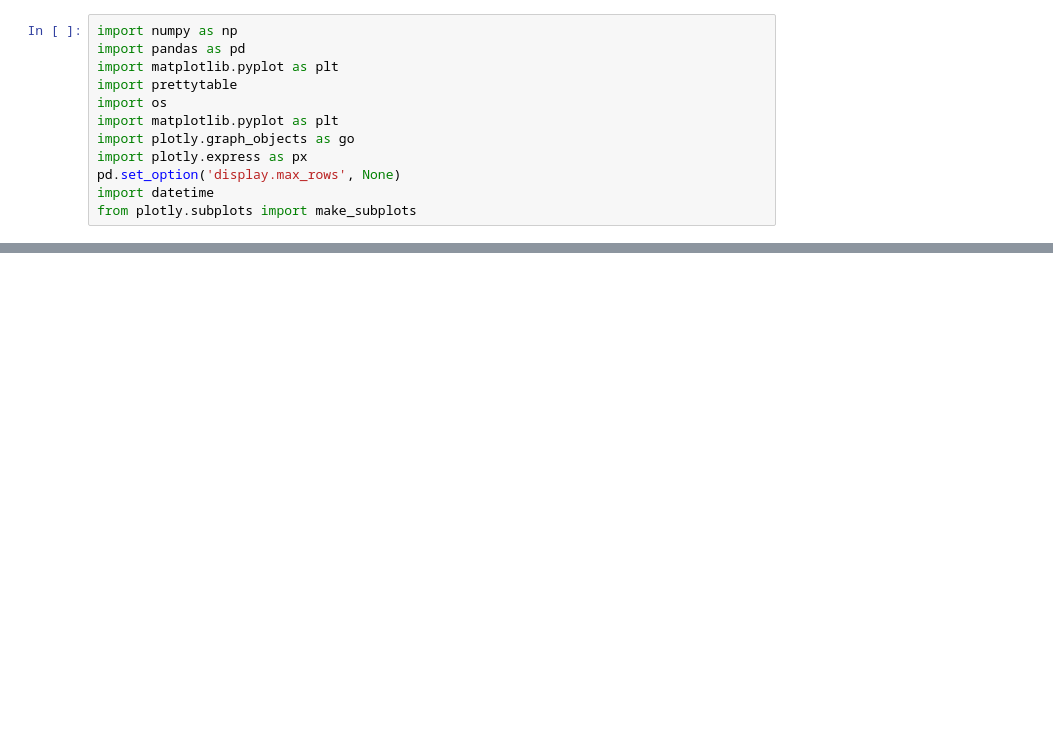
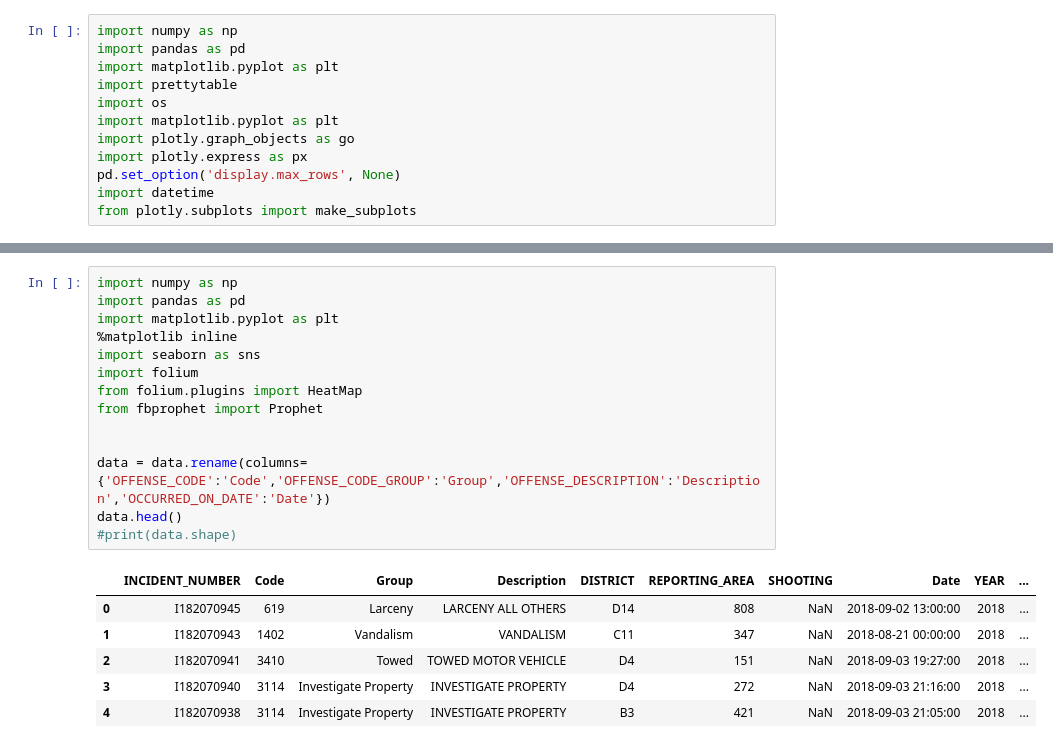
Before and after one commit to ddiaz1999/Taller2_IA, a Jupyter notebook: Taller2_IA.ipynb, the cells around one changed output, grey strips where cells are left out. Saved outputs shown, nothing was run; the diff lists cells and outputs as text; blank space fills up the shorter version.

```diff
--- a/Taller2_IA.ipynb
+++ b/Taller2_IA.ipynb
@@ -55,0 +46,21 @@ TypeError: ignored
+# %%
+import numpy as np
+import pandas as pd
+import matplotlib.pyplot as plt
+%matplotlib inline
+import seaborn as sns
+import folium
+from folium.plugins import HeatMap
+from fbprophet import Prophet
+
+
+data = data.rename(columns={'OFFENSE_CODE':'Code','OFFENSE_CODE_GROUP':'Group','OFFENSE_DESCRIPTION':'Description','OCCURRED_ON_DATE':'Date'})
+data.head()
+#print(data.shape)
+# %% [output]
+|  | INCIDENT_NUMBER | Code | Group | Description | DISTRICT | REPORTING_AREA | SHOOTING | Date | YEAR | ... |
+| 0 | I182070945 | 619 | Larceny | LARCENY ALL OTHERS | D14 | 808 | NaN | 2018-09-02 13:00:00 | 2018 | ... |
+| 1 | I182070943 | 1402 | Vandalism | VANDALISM | C11 | 347 | NaN | 2018-08-21 00:00:00 | 2018 | ... |
+| 2 | I182070941 | 3410 | Towed | TOWED MOTOR VEHICLE | D4 | 151 | NaN | 2018-09-03 19:27:00 | 2018 | ... |
+| 3 | I182070940 | 3114 | Investigate Property | INVESTIGATE PROPERTY | D4 | 272 | NaN | 2018-09-03 21:16:00 | 2018 | ... |
+| 4 | I182070938 | 3114 | Investigate Property | INVESTIGATE PROPERTY | B3 | 421 | NaN | 2018-09-03 21:05:00 | 2018 | ... |
```
Also changed, not shown: parts of 14 cells of this notebook.
